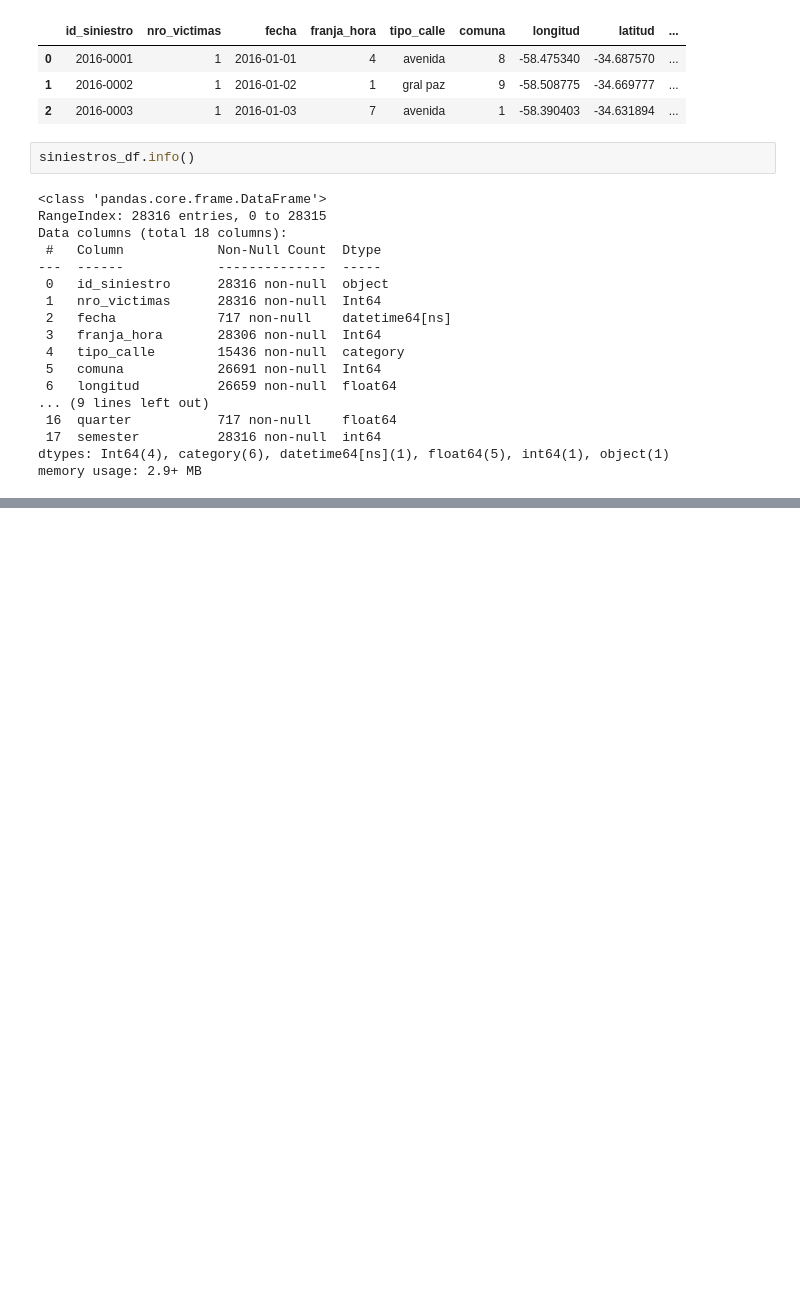
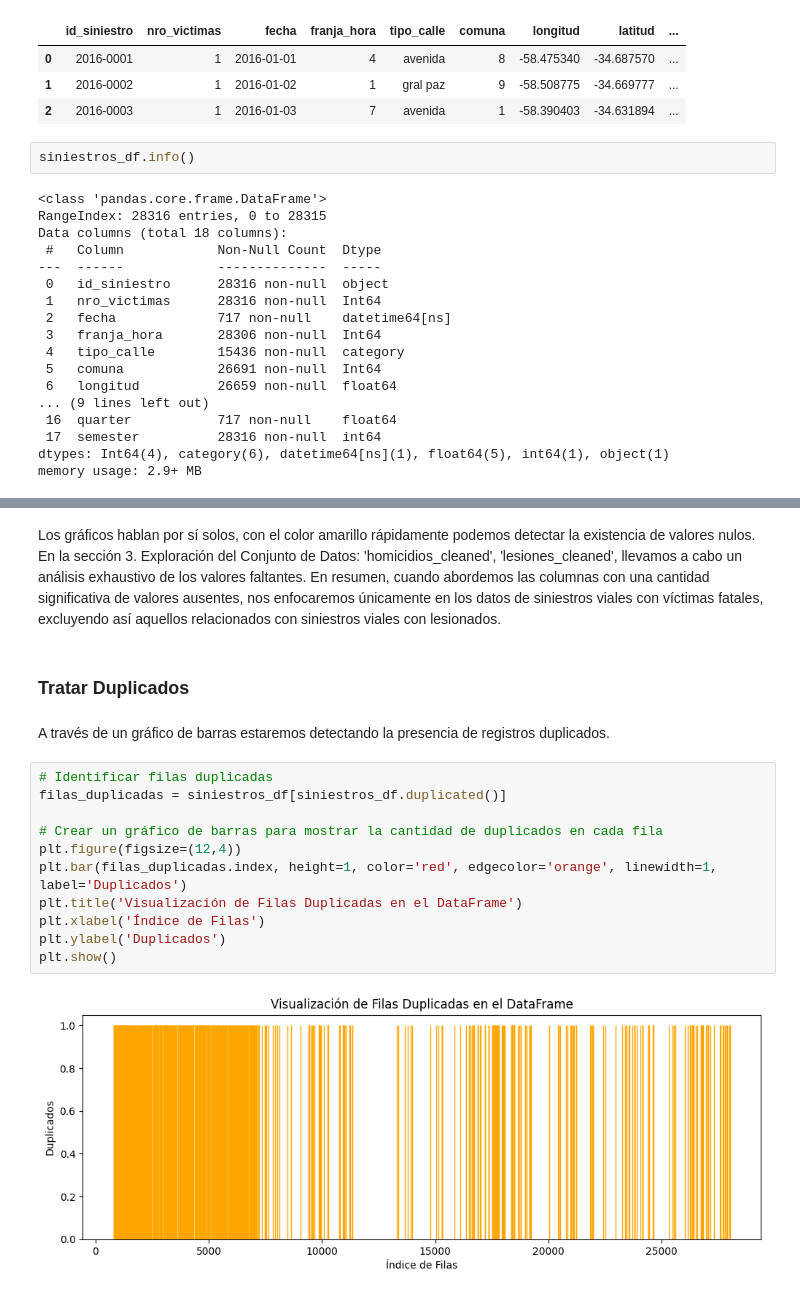
Before and after one commit to Gabbriela07/segundo_integrador_henry, a Jupyter notebook: Archivos_note/02-EDA.ipynb, the cells around one changed output, grey strips where cells are left out. Cells and saved outputs as stored; diff of their text form; blank space fills up the shorter version.

```diff
--- a/Archivos_note/02-EDA.ipynb
+++ b/Archivos_note/02-EDA.ipynb
@@ -209,0 +330,19 @@ memory usage: 2.9+ MB
+# %% [markdown]
+Los gráficos hablan por sí solos, con el color amarillo rápidamente podemos detectar la existencia de valores nulos. En la sección 3. Exploración del Conjunto de Datos: 'homicidios_cleaned', 'lesiones_cleaned', llevamos a cabo un análisis exhaustivo de los valores faltantes. En resumen, cuando abordemos las columnas con una cantidad significativa de valores ausentes, nos enfocaremos únicamente en los datos de siniestros viales con víctimas fatales, excluyendo así aquellos relacionados con siniestros viales con lesionados.
+# %% [markdown]
+### Tratar Duplicados
+# %% [markdown]
+A través de un gráfico de barras estaremos detectando la presencia de registros duplicados.
+# %%
+# Identificar filas duplicadas
+filas_duplicadas = siniestros_df[siniestros_df.duplicated()]
+
+# Crear un gráfico de barras para mostrar la cantidad de duplicados en cada fila
+plt.figure(figsize=(12,4))
+plt.bar(filas_duplicadas.index, height=1, color='red', edgecolor='orange', linewidth=1, label='Duplicados')
+plt.title('Visualización de Filas Duplicadas en el DataFrame')
+plt.xlabel('Índice de Filas')
+plt.ylabel('Duplicados')
+plt.show()
+# %% [output]
+[figure, added]
```
Also changed, not shown: parts of 6 cells of this notebook.
